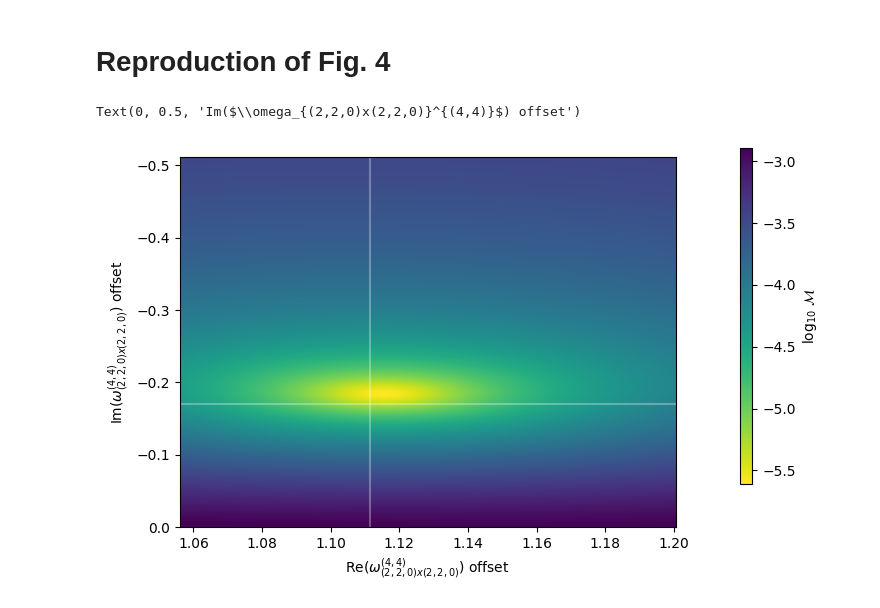
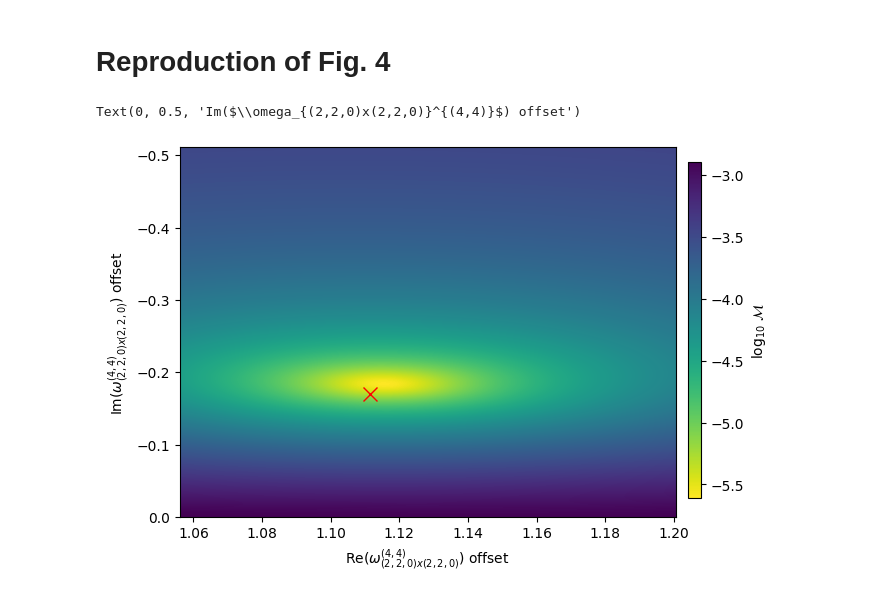
Before and after one commit to Richardvnd/quadratic_qnm, a Jupyter notebook: quadratic_mitman.ipynb, the cells around one changed output. Drawn from its saved outputs; the diff is of its cells as text; code cells hidden in the pictures.

```diff
--- a/quadratic_mitman.ipynb
+++ b/quadratic_mitman.ipynb
@@ -410,34 +406,33 @@ fig, ax = plt.subplots()
 
 xmin = frequencies[index].real*re_min
 xmax = frequencies[index].real*re_max
 ymin = frequencies[index].imag*im_min
 ymax = frequencies[index].imag*im_max
 
 # Plot heatmap
 im = ax.imshow(
     np.log10(mm_grid),
     extent=[xmin, xmax, ymin, ymax],
     aspect='auto',
     origin='lower',
     interpolation='bicubic',
     cmap='viridis_r')
 
-ax.axhline(frequencies[index].imag, color='w', alpha=0.3)
-ax.axvline(frequencies[index].real, color='w', alpha=0.3)
+ax.plot(frequencies[index].real, frequencies[index].imag, color='r', marker='x', markersize=10)
 
 #frequency_442= np.array(qnm.omega_list([(4,4,2,1)], sim.chif_mag, sim.Mf))
 #x_offset = frequency_442.real / frequencies.real[index]
 #y_offset = frequency_442.imag / frequencies.imag[index]
 
 #ax.plot(x_offset, y_offset, marker='o', markersize=3, color='k')
 
 # Color bar
-cax = fig.add_axes([1, 0.2, 0.02, 0.7])
+cax = fig.add_axes([0.92, 0.15, 0.02, 0.7])
 cbar = fig.colorbar(im, cax=cax)
 cbar.ax.set_ylabel('$\mathrm{log}_{10}\ \mathcal{M}$')
 
 ax.set_xlabel('Re($\omega_{(2,2,0)x(2,2,0)}^{(4,4)}$) offset')
 ax.set_ylabel('Im($\omega_{(2,2,0)x(2,2,0)}^{(4,4)}$) offset')
 # %% [output]
 Text(0, 0.5, 'Im($\\omega_{(2,2,0)x(2,2,0)}^{(4,4)}$) offset')
-[figure, old version]
+[figure, new version]
```
Also changed, not shown: parts of 1 cell of this notebook.
